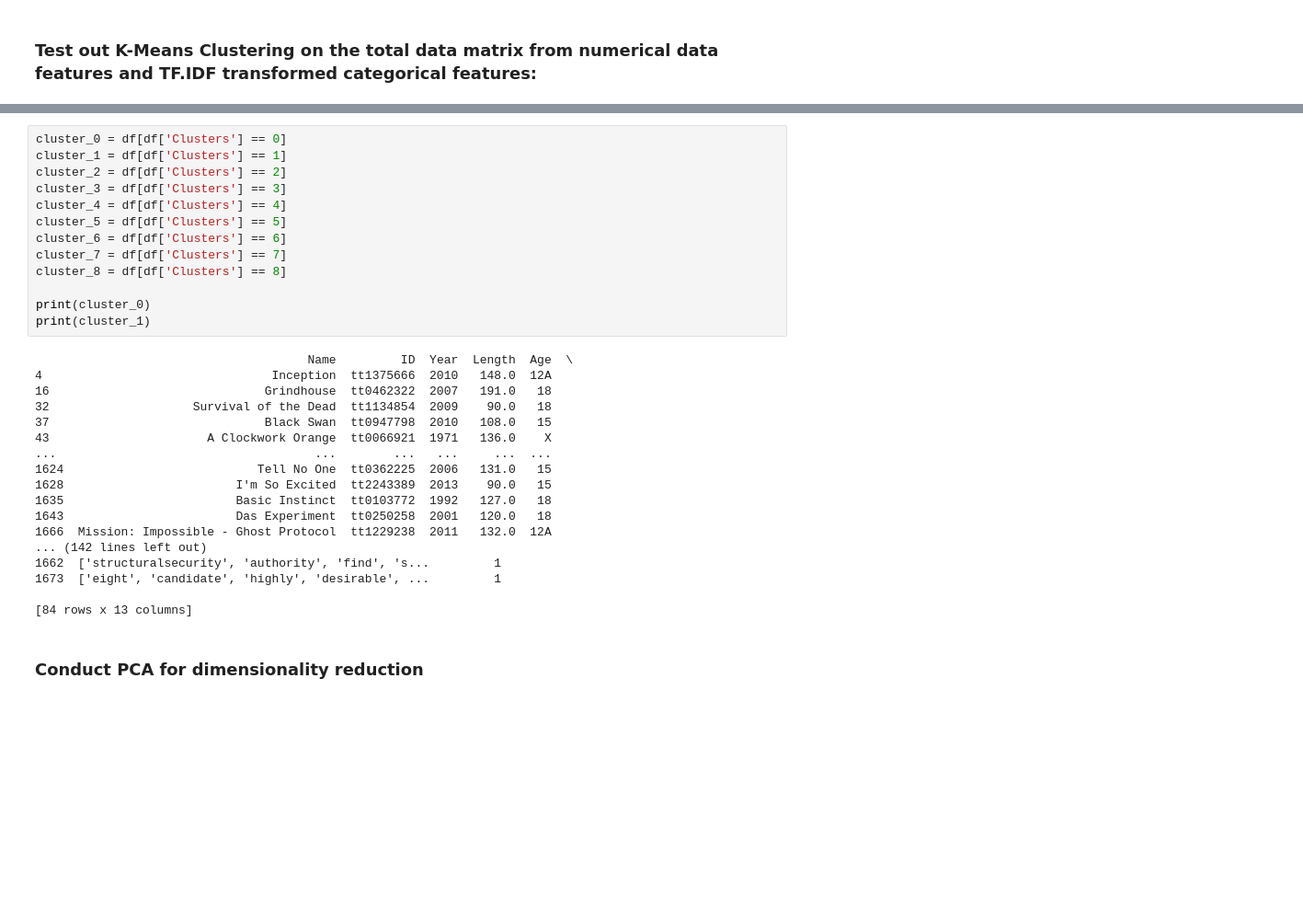
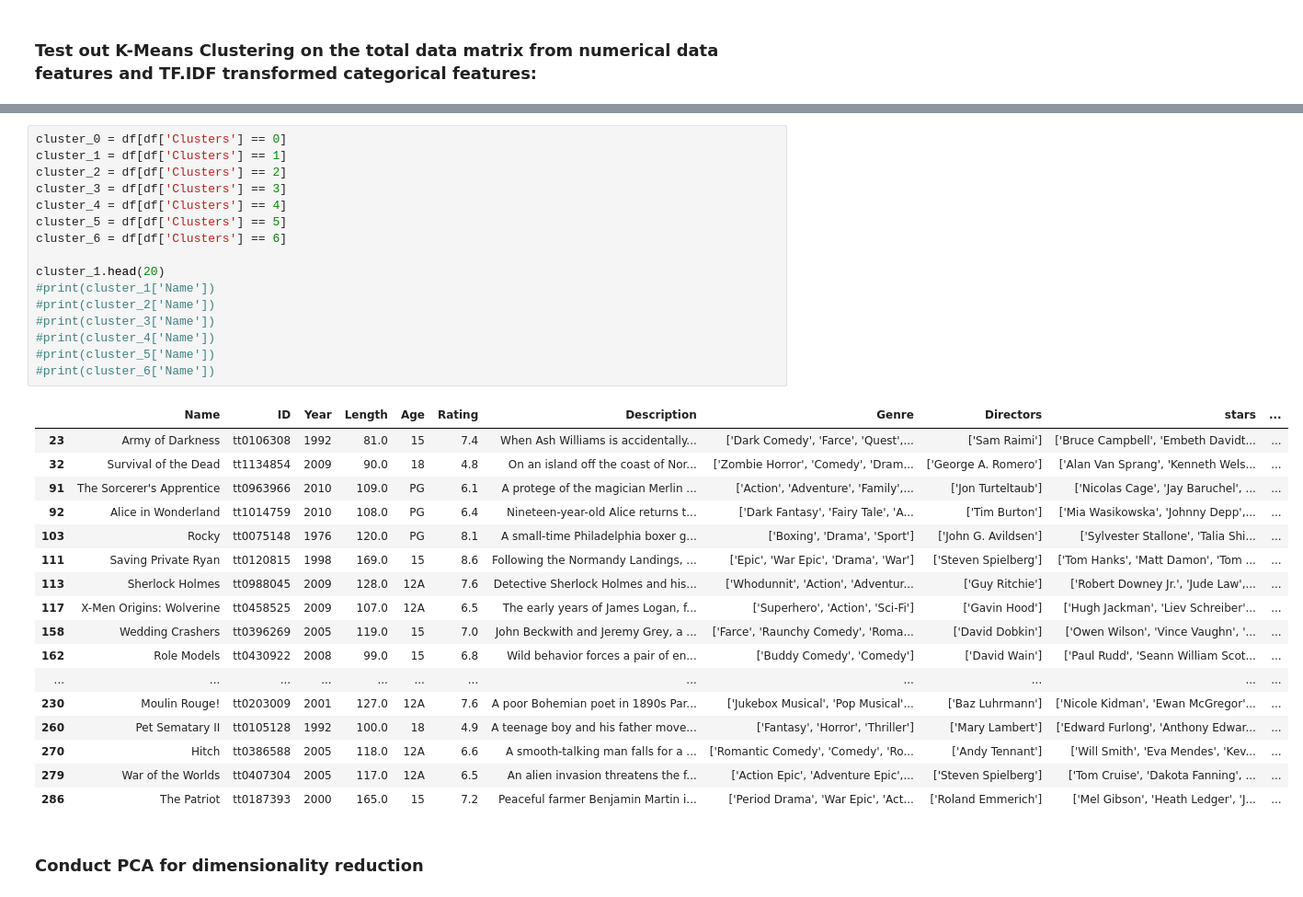
Before and after one commit to JasonMerit/ComputationalTools, a Jupyter notebook: Project/dbScan.ipynb, the cells around one changed output, grey strips where cells are left out. Shown at 92% size. Drawn from its saved outputs; the diff is of its cells as text; blank space fills up the shorter version.

```diff
--- a/Project/dbScan.ipynb
+++ b/Project/dbScan.ipynb
@@ -202,34 +197,37 @@ Name: count, dtype: int64
 # %%
 cluster_0 = df[df['Clusters'] == 0]
 cluster_1 = df[df['Clusters'] == 1]
 cluster_2 = df[df['Clusters'] == 2]
 cluster_3 = df[df['Clusters'] == 3]
 cluster_4 = df[df['Clusters'] == 4]
 cluster_5 = df[df['Clusters'] == 5]
 cluster_6 = df[df['Clusters'] == 6]
-cluster_7 = df[df['Clusters'] == 7]
-cluster_8 = df[df['Clusters'] == 8]
 
-print(cluster_0)
-print(cluster_1)
+cluster_1.head(20)
+#print(cluster_1['Name'])
+#print(cluster_2['Name'])
+#print(cluster_3['Name'])
+#print(cluster_4['Name'])
+#print(cluster_5['Name'])
+#print(cluster_6['Name'])
 # %% [output]
-                                      Name         ID  Year  Length  Age  \
-4                                Inception  tt1375666  2010   148.0  12A
-16                              Grindhouse  tt0462322  2007   191.0   18
-32                    Survival of the Dead  tt1134854  2009    90.0   18
-37                              Black Swan  tt0947798  2010   108.0   15
-43                      A Clockwork Orange  tt0066921  1971   136.0    X
-...                                    ...        ...   ...     ...  ...
-1624                           Tell No One  tt0362225  2006   131.0   15
-1628                        I'm So Excited  tt2243389  2013    90.0   15
-1635                        Basic Instinct  tt0103772  1992   127.0   18
-1643                        Das Experiment  tt0250258  2001   120.0   18
-1666  Mission: Impossible - Ghost Protocol  tt1229238  2011   132.0  12A
-... (142 lines left out)
-1662  ['structuralsecurity', 'authority', 'find', 's...         1
-1673  ['eight', 'candidate', 'highly', 'desirable', ...         1
-
-[84 rows x 13 columns]
+|  | Name | ID | Year | Length | Age | Rating | Description | Genre | Directors | stars | ... |
+| 23 | Army of Darkness | tt0106308 | 1992 | 81.0 | 15 | 7.4 | When Ash Williams is accidentally... | ['Dark Comedy', 'Farce', 'Quest',... | ['Sam Raimi'] | ['Bruce Campbell', 'Embeth Davidt... | ... |
+| 32 | Survival of the Dead | tt1134854 | 2009 | 90.0 | 18 | 4.8 | On an island off the coast of Nor... | ['Zombie Horror', 'Comedy', 'Dram... | ['George A. Romero'] | ['Alan Van Sprang', 'Kenneth Wels... | ... |
+| 91 | The Sorcerer's Apprentice | tt0963966 | 2010 | 109.0 | PG | 6.1 | A protege of the magician Merlin ... | ['Action', 'Adventure', 'Family',... | ['Jon Turteltaub'] | ['Nicolas Cage', 'Jay Baruchel', ... | ... |
+| 92 | Alice in Wonderland | tt1014759 | 2010 | 108.0 | PG | 6.4 | Nineteen-year-old Alice returns t... | ['Dark Fantasy', 'Fairy Tale', 'A... | ['Tim Burton'] | ['Mia Wasikowska', 'Johnny Depp',... | ... |
+| 103 | Rocky | tt0075148 | 1976 | 120.0 | PG | 8.1 | A small-time Philadelphia boxer g... | ['Boxing', 'Drama', 'Sport'] | ['John G. Avildsen'] | ['Sylvester Stallone', 'Talia Shi... | ... |
+| 111 | Saving Private Ryan | tt0120815 | 1998 | 169.0 | 15 | 8.6 | Following the Normandy Landings, ... | ['Epic', 'War Epic', 'Drama', 'War'] | ['Steven Spielberg'] | ['Tom Hanks', 'Matt Damon', 'Tom ... | ... |
+| 113 | Sherlock Holmes | tt0988045 | 2009 | 128.0 | 12A | 7.6 | Detective Sherlock Holmes and his... | ['Whodunnit', 'Action', 'Adventur... | ['Guy Ritchie'] | ['Robert Downey Jr.', 'Jude Law',... | ... |
+| 117 | X-Men Origins: Wolverine | tt0458525 | 2009 | 107.0 | 12A | 6.5 | The early years of James Logan, f... | ['Superhero', 'Action', 'Sci-Fi'] | ['Gavin Hood'] | ['Hugh Jackman', 'Liev Schreiber'... | ... |
+| 158 | Wedding Crashers | tt0396269 | 2005 | 119.0 | 15 | 7.0 | John Beckwith and Jeremy Grey, a ... | ['Farce', 'Raunchy Comedy', 'Roma... | ['David Dobkin'] | ['Owen Wilson', 'Vince Vaughn', '... | ... |
+| 162 | Role Models | tt0430922 | 2008 | 99.0 | 15 | 6.8 | Wild behavior forces a pair of en... | ['Buddy Comedy', 'Comedy'] | ['David Wain'] | ['Paul Rudd', 'Seann William Scot... | ... |
+| ... | ... | ... | ... | ... | ... | ... | ... | ... | ... | ... | ... |
+| 230 | Moulin Rouge! | tt0203009 | 2001 | 127.0 | 12A | 7.6 | A poor Bohemian poet in 1890s Par... | ['Jukebox Musical', 'Pop Musical'... | ['Baz Luhrmann'] | ['Nicole Kidman', 'Ewan McGregor'... | ... |
+| 260 | Pet Sematary II | tt0105128 | 1992 | 100.0 | 18 | 4.9 | A teenage boy and his father move... | ['Fantasy', 'Horror', 'Thriller'] | ['Mary Lambert'] | ['Edward Furlong', 'Anthony Edwar... | ... |
+| 270 | Hitch | tt0386588 | 2005 | 118.0 | 12A | 6.6 | A smooth-talking man falls for a ... | ['Romantic Comedy', 'Comedy', 'Ro... | ['Andy Tennant'] | ['Will Smith', 'Eva Mendes', 'Kev... | ... |
+| 279 | War of the Worlds | tt0407304 | 2005 | 117.0 | 12A | 6.5 | An alien invasion threatens the f... | ['Action Epic', 'Adventure Epic',... | ['Steven Spielberg'] | ['Tom Cruise', 'Dakota Fanning', ... | ... |
+| 286 | The Patriot | tt0187393 | 2000 | 165.0 | 15 | 7.2 | Peaceful farmer Benjamin Martin i... | ['Period Drama', 'War Epic', 'Act... | ['Roland Emmerich'] | ['Mel Gibson', 'Heath Ledger', 'J... | ... |
 # %% [markdown]
 ### Conduct PCA for dimensionality reduction
 # %%
```
Also changed, not shown: parts of 3 cells of this notebook, 1 other file.
